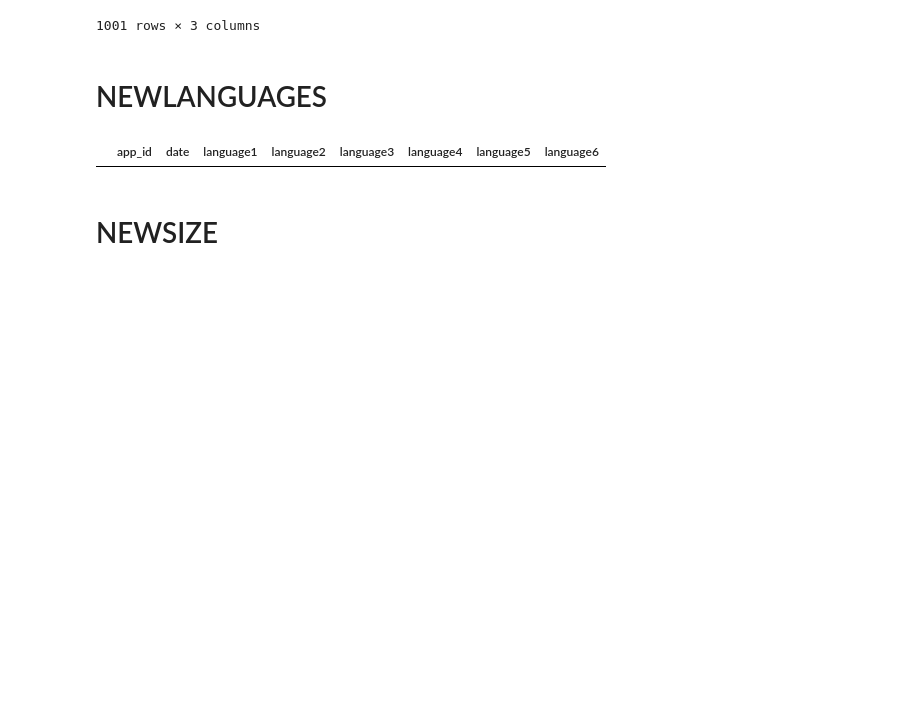
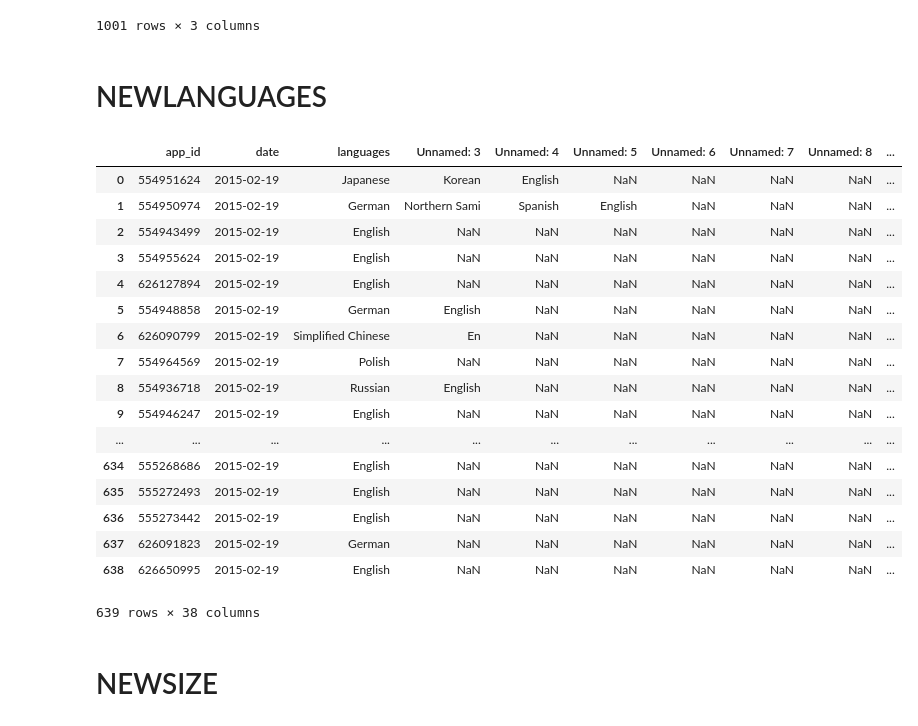
Before and after one commit to kushagrasharma/data_requests, a Jupyter notebook: main/Apple Data Request.ipynb, the cells around one changed output. Cells and saved outputs as stored; diff of their text form; code cells hidden in the pictures; blank space fills up the shorter version.

Commit message:
all tables done

```diff
--- a/main/Apple Data Request.ipynb
+++ b/main/Apple Data Request.ipynb
@@ -33,6 +34,7 @@ OBS_SKIP = 100
 OBS_PRINT = 5
 # %%
 # Don't change these!
+RAW_FILE_NEWDATA = '{}/appletail.json.gz'.format(RAW_FILE_DIR)
 RAW_FILE = '{}/apple_ios__main.json.gz'.format(RAW_FILE_DIR)
 OUT_BASE = OUT_DIR+'/{}__apple_ios__main__'+DUMP_DATE+'.csv.gz'
 # %%
@@ -979,10 +980,11 @@ df_debug
 @require(iter_json_gzip,'ujson','datetime','re','gzip','csv')
 def NEWLANGUAGES(file_in,out_base,compress=1):
     #assumes no more than 6 langs, script will still work if >6 langs but no headers on csv file for langs 7+
-    headers = ['app_id', 'date', 'language1', 'language2', 'language3', 'language4', 'language5', 'language6'] # list of column names
+    headers = ['app_id', 'date', 'languages'] # list of column names
+    for x in range(35):
+        headers.append('') #necessary to not have variable num of cols
     out_filename = out_base.format('NEWNAME')
     running = {}
-    i=0
     with gzip.open(out_filename,'wt',compress) as out_file:
         csv_writer = csv.writer(out_file)
         csv_writer.writerow(headers)
@@ -993,10 +995,6 @@ def NEWLANGUAGES(file_in,out_base,compress=1):
             if isinstance(langs,tuple):
                 # double check that it's a valid field, non empty and not seen, etc.
                 if running.get(json['app_id'],'')!=langs and langs != ('',) and len(langs) > 0:
-                    if i == 0:
-                        print(langs)
-                        print(len(langs))
-                        i = 1
                     # SOME CODE HERE
                     running[json['app_id']] = langs
                     obs = [json['app_id'], str(datetime.date.fromtimestamp(int(json.get('timestamp', ''))))]
@@ -1006,10 +1004,27 @@ def NEWLANGUAGES(file_in,out_base,compress=1):
 # %%
 df_debug = None
 if DEBUG:
-    df_debug = read_csv(NEWLANGUAGES(RAW_FILE,OUT_BASE,COMPRESS_LEVEL),compression='gzip',header=0)
+    df_debug = read_csv(NEWLANGUAGES(RAW_FILE_NEWDATA,OUT_BASE,COMPRESS_LEVEL),compression='gzip',header=0)
 df_debug
 # %% [output]
-|  | app_id | date | language1 | language2 | language3 | language4 | language5 | language6 |
+|  | app_id | date | languages | Unnamed: 3 | Unnamed: 4 | Unnamed: 5 | Unnamed: 6 | Unnamed: 7 | Unnamed: 8 | ... |
+| 0 | 554951624 | 2015-02-19 | Japanese | Korean | English | NaN | NaN | NaN | NaN | ... |
+| 1 | 554950974 | 2015-02-19 | German | Northern Sami | Spanish | English | NaN | NaN | NaN | ... |
+| 2 | 554943499 | 2015-02-19 | English | NaN | NaN | NaN | NaN | NaN | NaN | ... |
+| 3 | 554955624 | 2015-02-19 | English | NaN | NaN | NaN | NaN | NaN | NaN | ... |
+| 4 | 626127894 | 2015-02-19 | English | NaN | NaN | NaN | NaN | NaN | NaN | ... |
+| 5 | 554948858 | 2015-02-19 | German | English | NaN | NaN | NaN | NaN | NaN | ... |
+| 6 | 626090799 | 2015-02-19 | Simplified Chinese | En | NaN | NaN | NaN | NaN | NaN | ... |
+| 7 | 554964569 | 2015-02-19 | Polish | NaN | NaN | NaN | NaN | NaN | NaN | ... |
+| 8 | 554936718 | 2015-02-19 | Russian | English | NaN | NaN | NaN | NaN | NaN | ... |
+| 9 | 554946247 | 2015-02-19 | English | NaN | NaN | NaN | NaN | NaN | NaN | ... |
+| ... | ... | ... | ... | ... | ... | ... | ... | ... | ... | ... |
+| 634 | 555268686 | 2015-02-19 | English | NaN | NaN | NaN | NaN | NaN | NaN | ... |
+| 635 | 555272493 | 2015-02-19 | English | NaN | NaN | NaN | NaN | NaN | NaN | ... |
+| 636 | 555273442 | 2015-02-19 | English | NaN | NaN | NaN | NaN | NaN | NaN | ... |
+| 637 | 626091823 | 2015-02-19 | German | NaN | NaN | NaN | NaN | NaN | NaN | ... |
+| 638 | 626650995 | 2015-02-19 | English | NaN | NaN | NaN | NaN | NaN | NaN | ... |
+639 rows × 38 columns
 # %% [markdown]
 # NEWSIZE
 # %%
```
Also changed, not shown: parts of 8 cells of this notebook.
